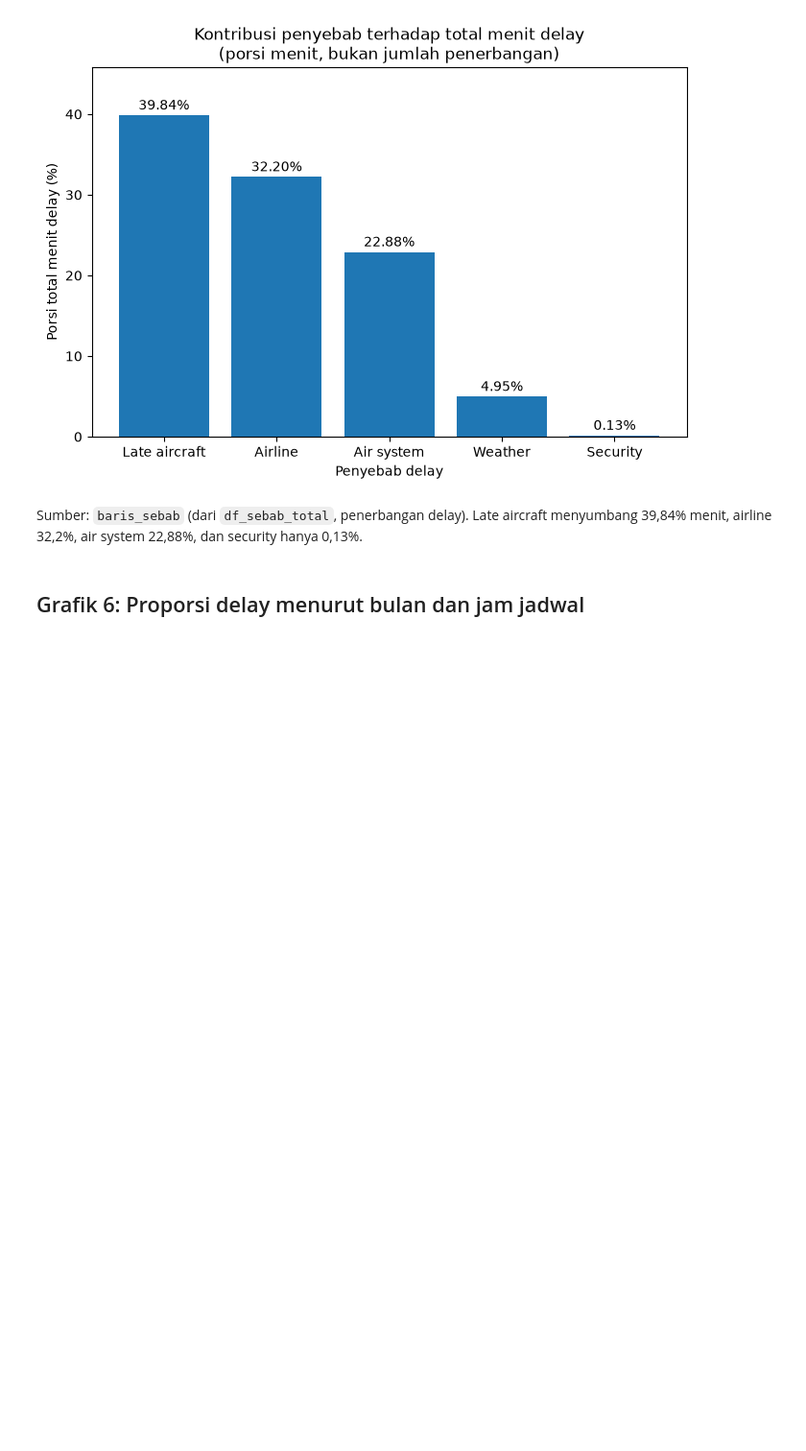
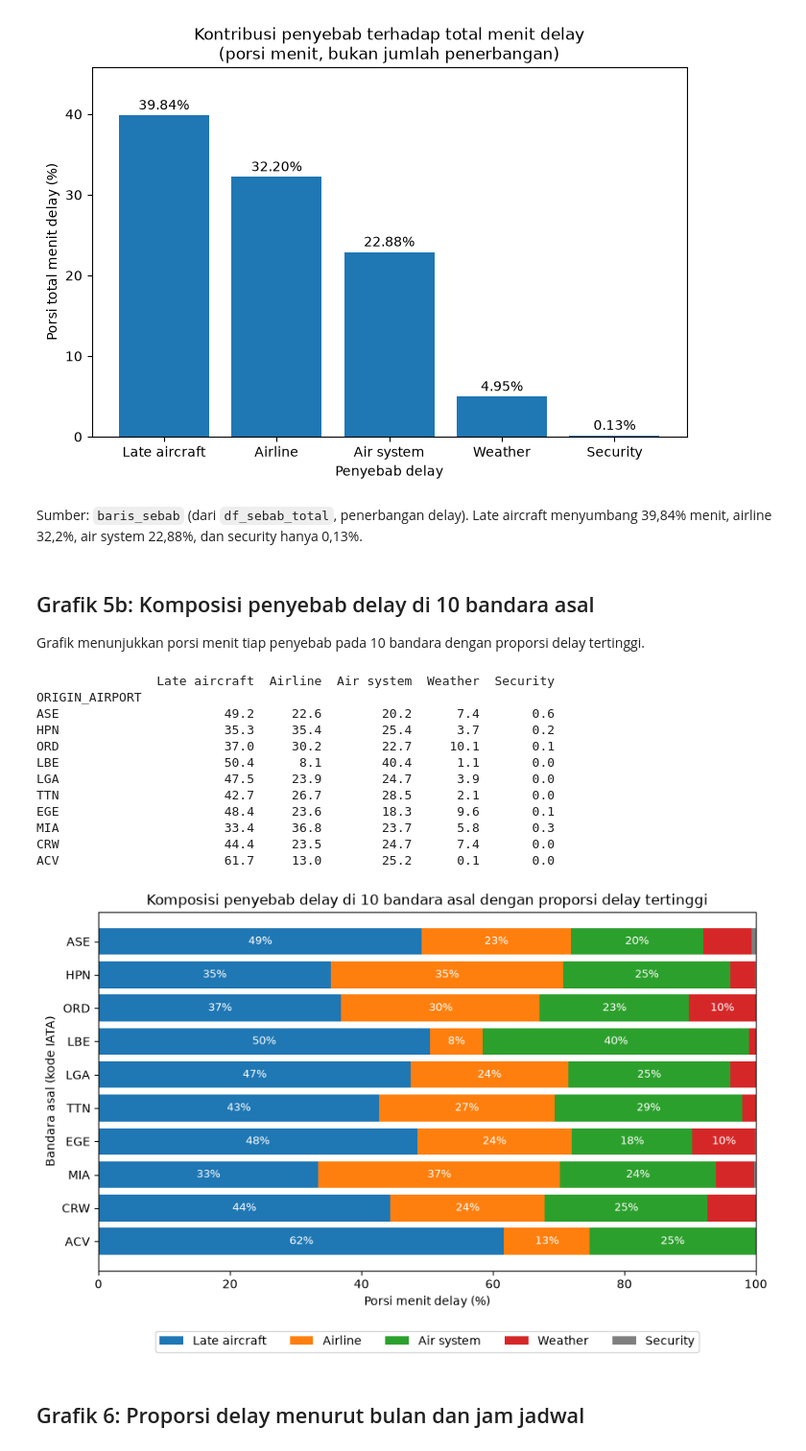
Before and after one commit to azighaazhar/flight-delays-pyspark, a Jupyter notebook: notebooks/01_analisis_flight_delays.ipynb, the cells around one changed output. Shown at 96% size. Saved outputs shown, nothing was run; the diff lists cells and outputs as text; code cells hidden in the pictures; blank space fills up the shorter version.

Commit message:
update penambahan visualisasi komposisi penyebab delay

```diff
--- a/notebooks/01_analisis_flight_delays.ipynb
+++ b/notebooks/01_analisis_flight_delays.ipynb
@@ -1148,6 +1154,68 @@ plt.close()
 [figure]
 # %% [markdown]
 Sumber: `baris_sebab` (dari `df_sebab_total`, penerbangan delay). Late aircraft menyumbang 39,84% menit, airline 32,2%, air system 22,88%, dan security hanya 0,13%.
+# %% [markdown]
+## Grafik 5b: Komposisi penyebab delay di 10 bandara asal
+Grafik menunjukkan porsi menit tiap penyebab pada 10 bandara dengan proporsi delay tertinggi.
+# %%
+# Grafik 5b: komposisi penyebab delay di 10 bandara dengan proporsi delay tertinggi (dari df_top_bandara)
+hasil_sebab_bandara = df_top_bandara.select("ORIGIN_AIRPORT", "prop_delay",
+                                            "menit_late_aircraft", "menit_airline", "menit_air_system",
+                                            "menit_weather", "menit_security").toPandas()
+
+# Porsi tiap penyebab terhadap total menit delay di bandara itu (persen)
+kolom_menit = ["menit_late_aircraft", "menit_airline", "menit_air_system", "menit_weather", "menit_security"]
+nama_penyebab = ["Late aircraft", "Airline", "Air system", "Weather", "Security"]
+total_menit_bandara = hasil_sebab_bandara[kolom_menit].sum(axis=1)
+
+hasil_persen = pd.DataFrame()
+hasil_persen["ORIGIN_AIRPORT"] = hasil_sebab_bandara["ORIGIN_AIRPORT"]
+for i in range(5):
+    hasil_persen[nama_penyebab[i]] = hasil_sebab_bandara[kolom_menit[i]] * 100 / total_menit_bandara
+hasil_persen["prop_delay"] = hasil_sebab_bandara["prop_delay"]
+
+# Urutan naik menurut proporsi delay, supaya bandara tertinggi ada di paling atas pada grafik
+hasil_persen = hasil_persen.sort_values("prop_delay", ascending=True).reset_index(drop=True)
+
+# Tabel persen per bandara (urut dari proporsi delay tertinggi)
+print(hasil_persen.sort_values("prop_delay", ascending=False)
+      .set_index("ORIGIN_AIRPORT")[nama_penyebab].round(1))
+
+# Stacked bar horizontal 100%
+warna_penyebab = ["tab:blue", "tab:orange", "tab:green", "tab:red", "tab:gray"]
+plt.figure(figsize=(10, 5.5))
+kiri = [0] * len(hasil_persen)
+for i in range(5):
+    lebar = hasil_persen[nama_penyebab[i]]
+    plt.barh(hasil_persen["ORIGIN_AIRPORT"], lebar, left=kiri, color=warna_penyebab[i], label=nama_penyebab[i])
+    # Label persen bulat hanya pada segmen selebar 8% ke atas
+    for j in range(len(hasil_persen)):
+        if lebar[j] >= 8:
+            plt.text(kiri[j] + lebar[j] / 2, j, str(round(lebar[j])) + "%", ha="center", va="center", color="white", fontsize=9)
+    kiri = [kiri[j] + lebar[j] for j in range(len(hasil_persen))]
+
+plt.xlim(0, 100)
+plt.title("Komposisi penyebab delay di 10 bandara asal dengan proporsi delay tertinggi")
+plt.xlabel("Porsi menit delay (%)")
+plt.ylabel("Bandara asal (kode IATA)")
+plt.legend(loc="upper center", bbox_to_anchor=(0.5, -0.15), ncol=5)
+plt.savefig("../reports/figures/10_komposisi_penyebab_bandara.png", dpi=150, bbox_inches="tight")
+plt.show()
+plt.close()
+# %% [output]
+                Late aircraft  Airline  Air system  Weather  Security
+ORIGIN_AIRPORT
+ASE                      49.2     22.6        20.2      7.4       0.6
+HPN                      35.3     35.4        25.4      3.7       0.2
+ORD                      37.0     30.2        22.7     10.1       0.1
+LBE                      50.4      8.1        40.4      1.1       0.0
+LGA                      47.5     23.9        24.7      3.9       0.0
+TTN                      42.7     26.7        28.5      2.1       0.0
+EGE                      48.4     23.6        18.3      9.6       0.1
+MIA                      33.4     36.8        23.7      5.8       0.3
+CRW                      44.4     23.5        24.7      7.4       0.0
+ACV                      61.7     13.0        25.2      0.1       0.0
+[figure, added]
 # %% [markdown]
 ## Grafik 6: Proporsi delay menurut bulan dan jam jadwal
 # %%
```
Also changed, not shown: parts of 23 cells of this notebook, 1 other file.
